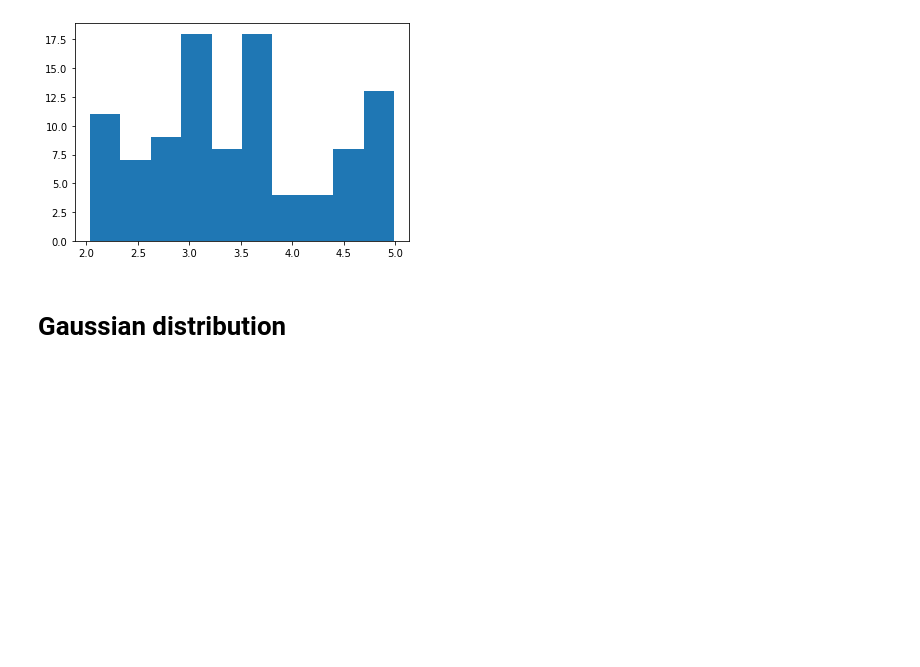
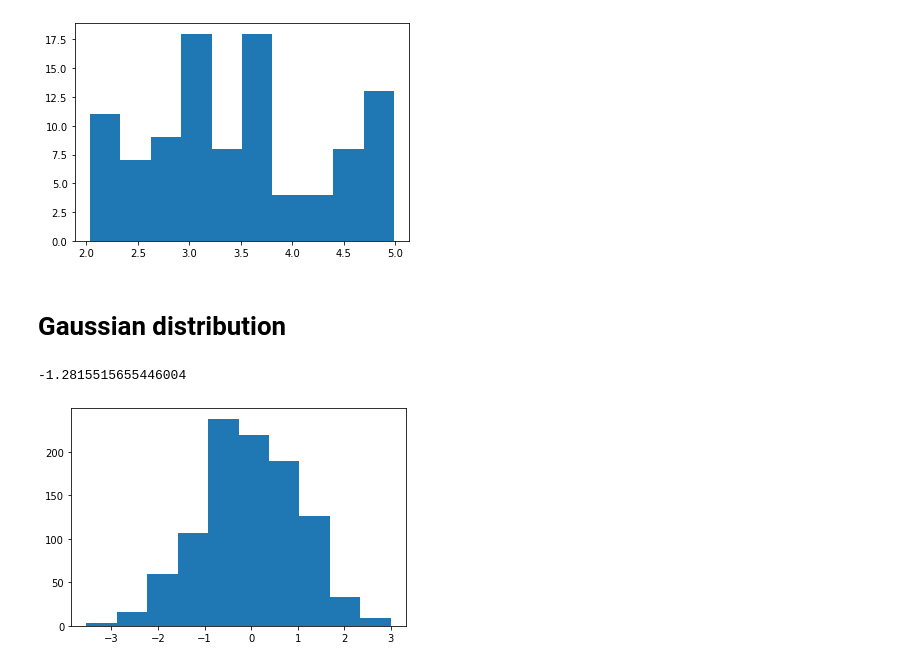
Before and after one commit to speed1313/PythonBayesianMLBook, a Jupyter notebook: chapter1/1_3_代表的な確率分布.ipynb, the cells around one changed output. Cells and saved outputs as stored; diff of their text form; code cells hidden in the pictures; blank space fills up the shorter version.

```diff
--- a/chapter1/1_3_代表的な確率分布.ipynb
+++ b/chapter1/1_3_代表的な確率分布.ipynb
@@ -153,3 +153,11 @@ plt.hist(X, bins=10)
 [figure]
 # %% [markdown]
 # Gaussian distribution
+# %%
+normal_dist = stats.norm(0.0, 1.0)
+X = normal_dist.rvs(1000)
+plt.hist(X, bins=10)
+normal_dist.ppf(0.1)
+# %% [output]
+-1.2815515655446004
+[figure, added]
```
Also changed, not shown: parts of 26 cells of this notebook.
